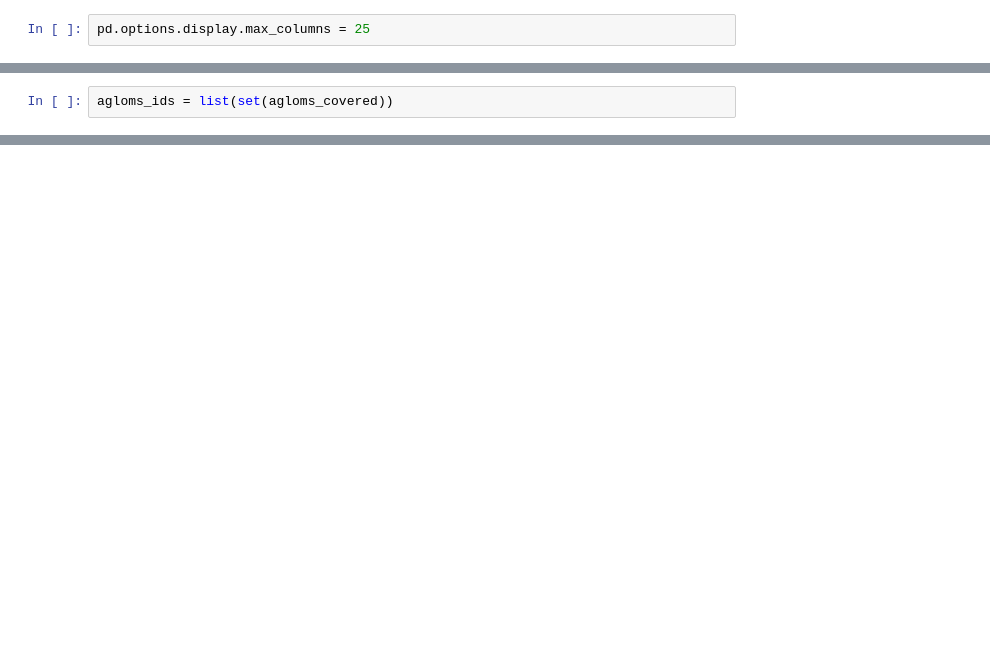
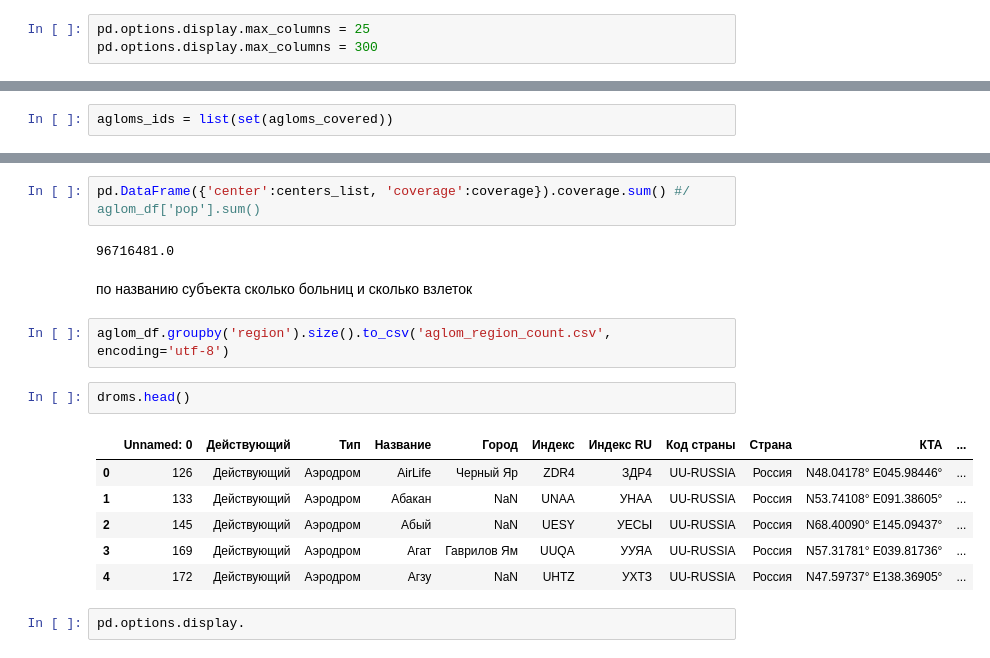
Before and after one commit to zhukov-msu/helicopters, a Jupyter notebook: heli_data_explore.ipynb, the cells around one changed output, grey strips where cells are left out. Drawn from its saved outputs; the diff is of its cells as text; blank space fills up the shorter version.

```diff
--- a/heli_data_explore.ipynb
+++ b/heli_data_explore.ipynb
@@ -793,6 +854,7 @@ m1.add_layer(heatmap_layer)
 ### Расчет покрытия
 # %%
 pd.options.display.max_columns = 25
+pd.options.display.max_columns = 300
 # %%
 aglom_df = aglom_df.reset_index()
 del aglom_df['index']
@@ -815,0 +914,19 @@ aglom_df.iloc[agloms_ids]['pop'].sum() / 142100000
+# %%
+pd.DataFrame({'center':centers_list, 'coverage':coverage}).coverage.sum() #/ aglom_df['pop'].sum()
+# %% [output]
+96716481.0
+# %% [markdown]
+по названию субъекта сколько больниц и сколько взлеток
+# %%
+aglom_df.groupby('region').size().to_csv('aglom_region_count.csv', encoding='utf-8')
+# %%
+droms.head()
+# %% [output]
+|  | Unnamed: 0 | Действующий | Тип | Название | Город | Индекс | Индекс RU | Код страны | Страна | КТА | ... |
+| 0 | 126 | Действующий | Аэродром | AirLife | Черный Яр | ZDR4 | ЗДР4 | UU-RUSSIA | Россия | N48.04178° E045.98446° | ... |
+| 1 | 133 | Действующий | Аэродром | Абакан | NaN | UNAA | УНАА | UU-RUSSIA | Россия | N53.74108° E091.38605° | ... |
+| 2 | 145 | Действующий | Аэродром | Абый | NaN | UESY | УЕСЫ | UU-RUSSIA | Россия | N68.40090° E145.09437° | ... |
+| 3 | 169 | Действующий | Аэродром | Агат | Гаврилов Ям | UUQA | УУЯА | UU-RUSSIA | Россия | N57.31781° E039.81736° | ... |
+| 4 | 172 | Действующий | Аэродром | Агзу | NaN | UHTZ | УХТЗ | UU-RUSSIA | Россия | N47.59737° E138.36905° | ... |
+# %%
+pd.options.display.
```
Also changed, not shown: parts of 47 cells of this notebook, 2 other files.
